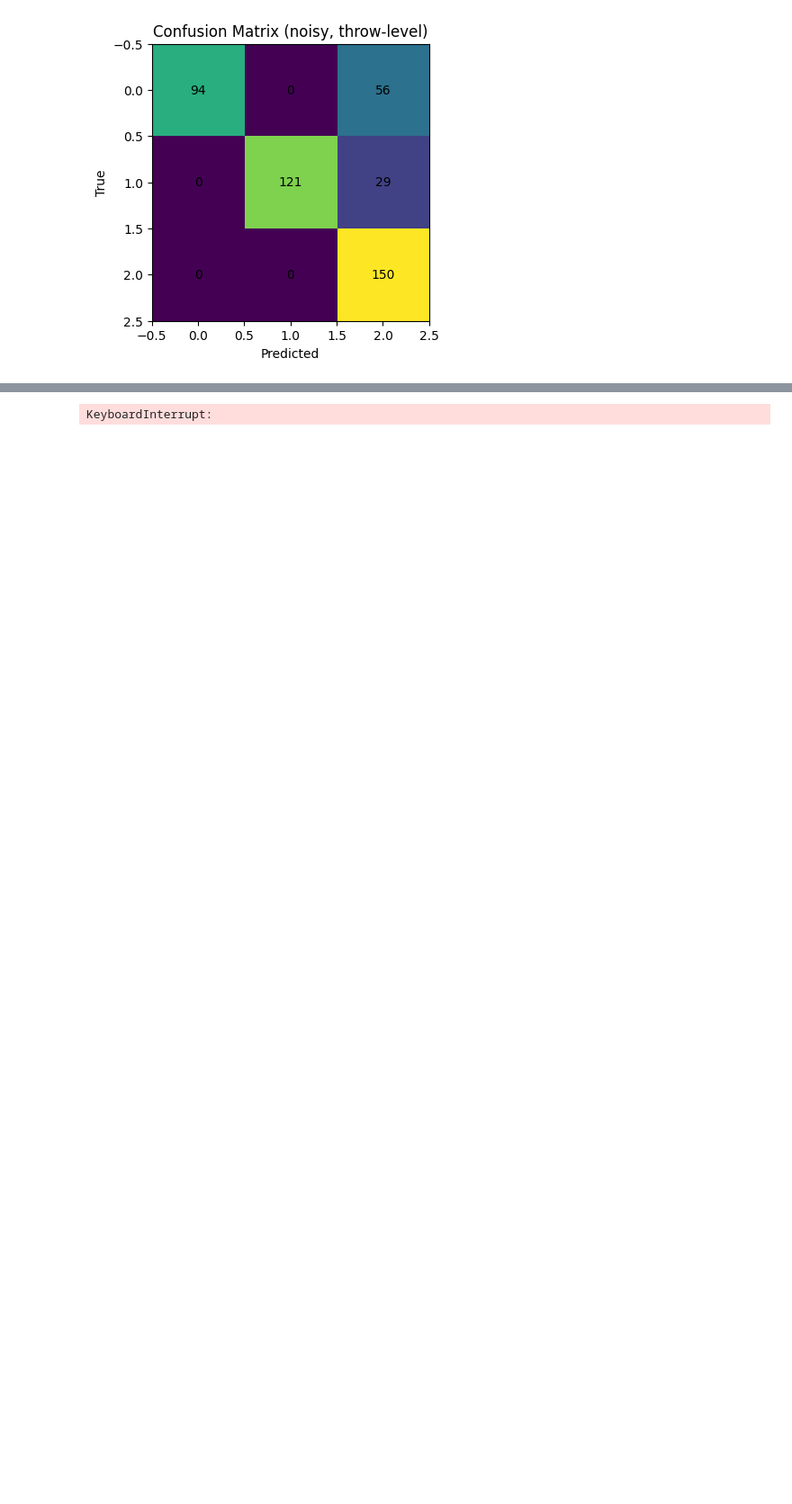
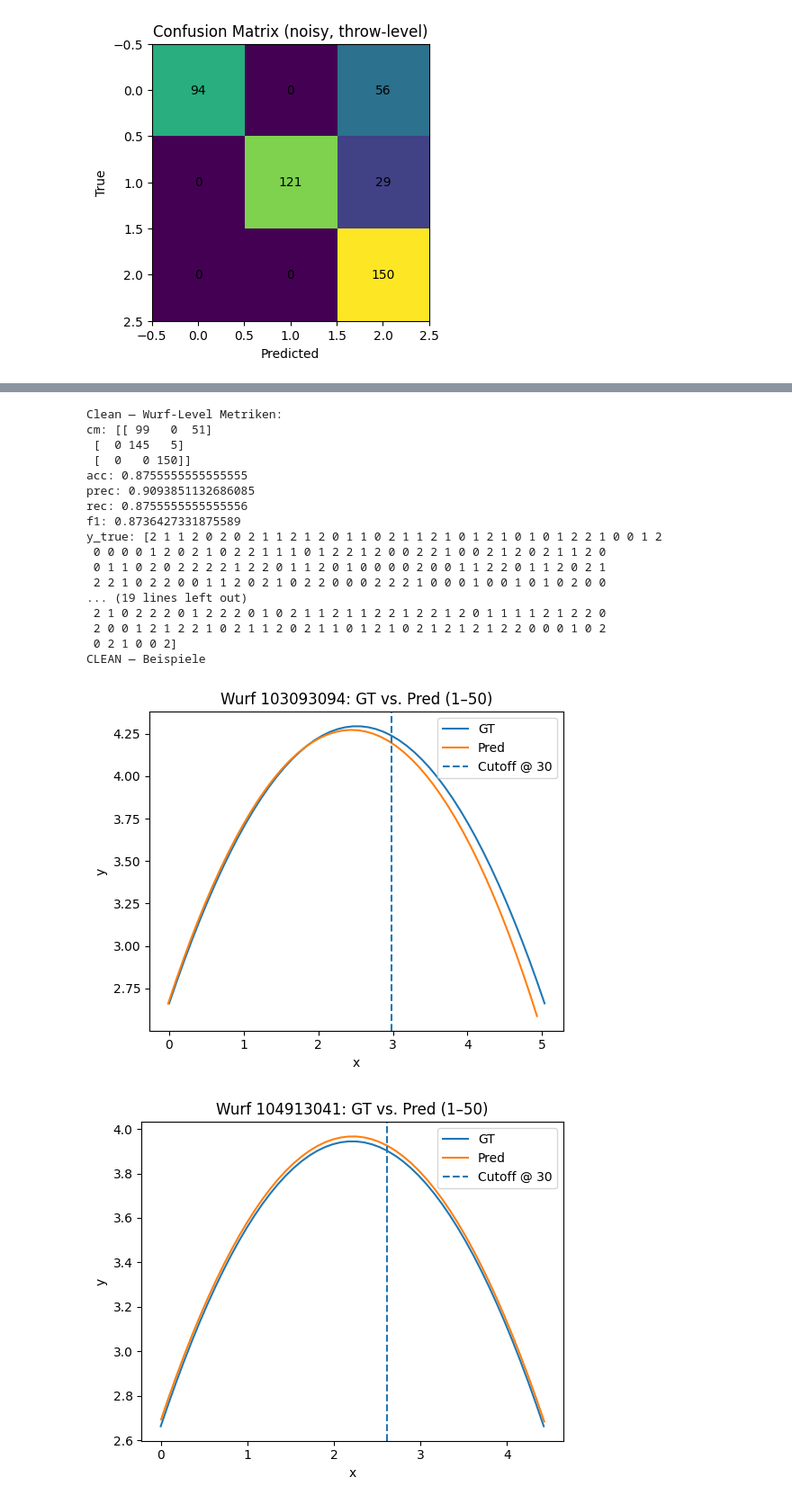
Before and after one commit to lucaa-smn/BA-Thesis, a Jupyter notebook: pinn_free_throw.ipynb, the cells around one changed output, grey strips where cells are left out. Shown at 90% size. Drawn from its saved outputs; the diff is of its cells as text; code cells hidden in the pictures; blank space fills up the shorter version.

Commit message:
first working version of training on trimmed data

```diff
--- a/pinn_free_throw.ipynb
+++ b/pinn_free_throw.ipynb
@@ -457,20 +566,25 @@ def plot_trajectories_with_cutoff(
 # %%
 # === CLEAN RUN ==================================================================================
 
-# 1) Daten splitten (nur für das Training relevant — das volle DF brauchen wir später fürs Predict)
-df_train30_clean, df_full50_clean = split_first30_full50(df_clean, first_n=30)
-print(df_clean.shape, df_clean.head())
-# 2) Modell initialisieren (wie in deinem Notebook)
-model_clean = FreeThrowPINNModel()  # ggf. mit denselben Hidden-Dims/Init wie vorher
-model_clean = model_clean.to(device)
-
+# 1) Daten splitten
+device = "cpu"
+sim = DataGen(hs=2.13)
+params = (
+    sim.params
+    if hasattr(sim, "params")
+    else {"l": 4.115, "hKorb": 3.048, "Rr": 0.2286, "Rb": 0.1219}
+)
+df_clean2 = sim.generate_dataset(n=150, with_noise=False)
+df_train30_clean, df_full50_clean = split_first30_full50(df_clean2, first_n=30)
+# 2) Modell initialisieren
+model_clean2 = FreeThrowPINNModel(hidden_dim=64).to(device)
 # 3) Train nur auf den ersten 30 Punkten
-model_clean, hist_clean, dproc_train30_clean = train_pinn(model_clean, df_train30_clean, n_epochs=200, batch_size=1024, lr=1e-3, lambda_data=1.0, lambda_phys=1.0, device=device)
+model_clean2, hist_clean, dproc_train30_clean = train_pinn2(
+    model_clean2, df_train30_clean, n_epochs=200, batch_size=1024, lr=1e-3, lambda_data=1.0, lambda_phys=1.0, n_collocation_per_sample=5, df_for_tmax=df_full50_clean, device=device
+)
 
 # 4) Vorhersage für ALLE 1–50 Punkte
-pred_full50_clean = predict_full50(
-    model_clean, df_full50_clean, hs_val=2.13, device=device
-)
+pred_full50_clean = predict_xy(model_clean2, df_full50_clean)
 
 # 5) Metriken In-Domain vs. Extrapolation
 metrics_clean = evaluate_in_out_domain(pred_full50_clean)
@@ -502 +620,19 @@ Epoch 005 | loss=3.777261 (data=0.325869, phys=3.451392)
-KeyboardInterrupt:
+Clean — Wurf-Level Metriken:
+cm: [[ 99   0  51]
+ [  0 145   5]
+ [  0   0 150]]
+acc: 0.8755555555555555
+prec: 0.9093851132686085
+rec: 0.8755555555555556
+f1: 0.8736427331875589
+y_true: [2 1 1 2 0 2 0 2 1 1 2 1 2 0 1 1 0 2 1 1 2 1 0 1 2 1 0 1 0 1 2 2 1 0 0 1 2
+ 0 0 0 0 1 2 0 2 1 0 2 2 1 1 1 0 1 2 2 1 2 0 0 2 2 1 0 0 2 1 2 0 2 1 1 2 0
+ 0 1 1 0 2 0 2 2 2 2 1 2 2 0 1 1 2 0 1 0 0 0 0 2 0 0 1 1 2 2 0 1 1 2 0 2 1
+ 2 2 1 0 2 2 0 0 1 1 2 0 2 1 0 2 2 0 0 0 2 2 2 1 0 0 0 1 0 0 1 0 1 0 2 0 0
+... (19 lines left out)
+ 2 1 0 2 2 2 0 1 2 2 2 0 1 0 2 1 1 2 1 1 2 2 1 2 2 1 2 0 1 1 1 1 2 1 2 2 0
+ 2 0 0 1 2 1 2 2 1 0 2 1 1 2 0 2 1 1 0 1 2 1 0 2 1 2 1 2 1 2 2 0 0 0 1 0 2
+ 0 2 1 0 0 2]
+CLEAN — Beispiele
+[figure, added]
+[figure, added]
```
Also changed, not shown: parts of 4 cells of this notebook.
